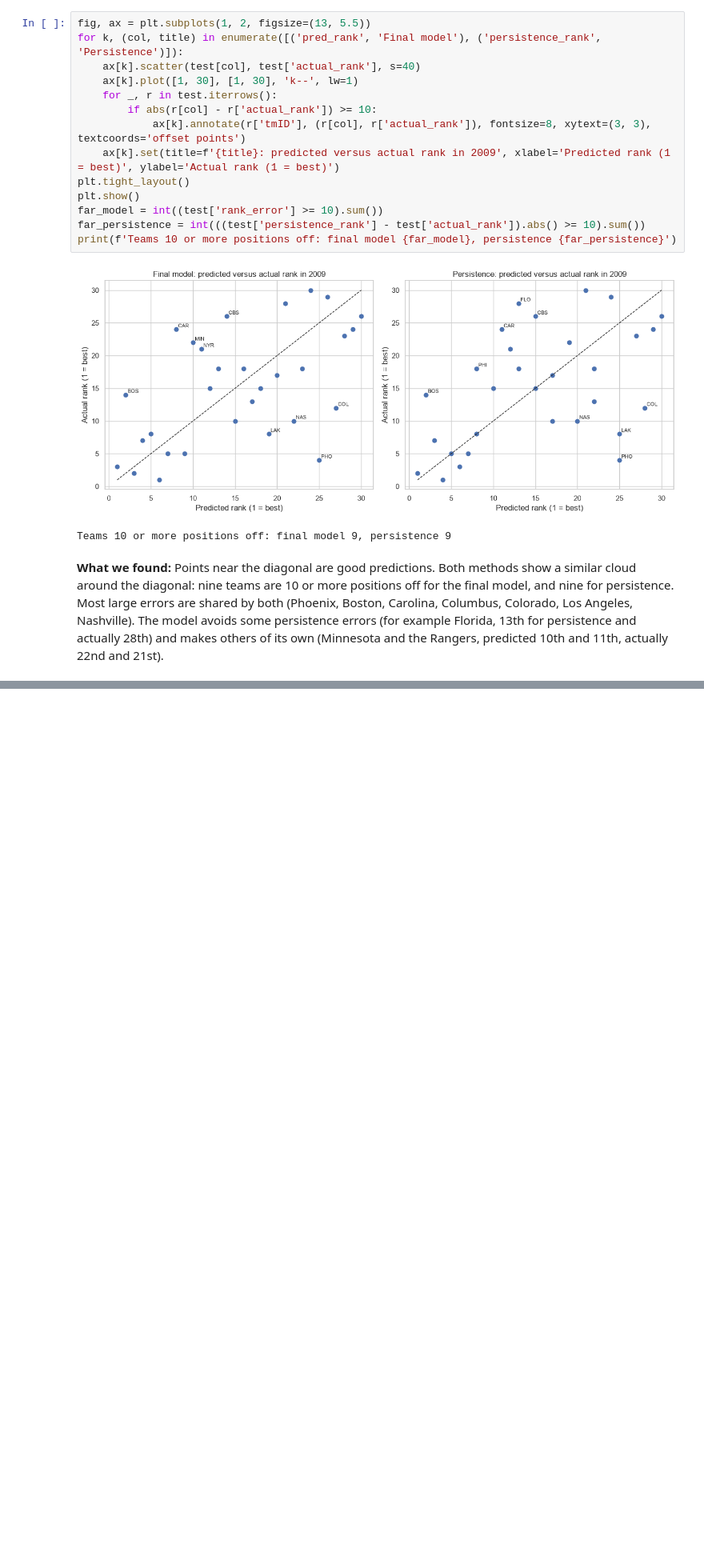
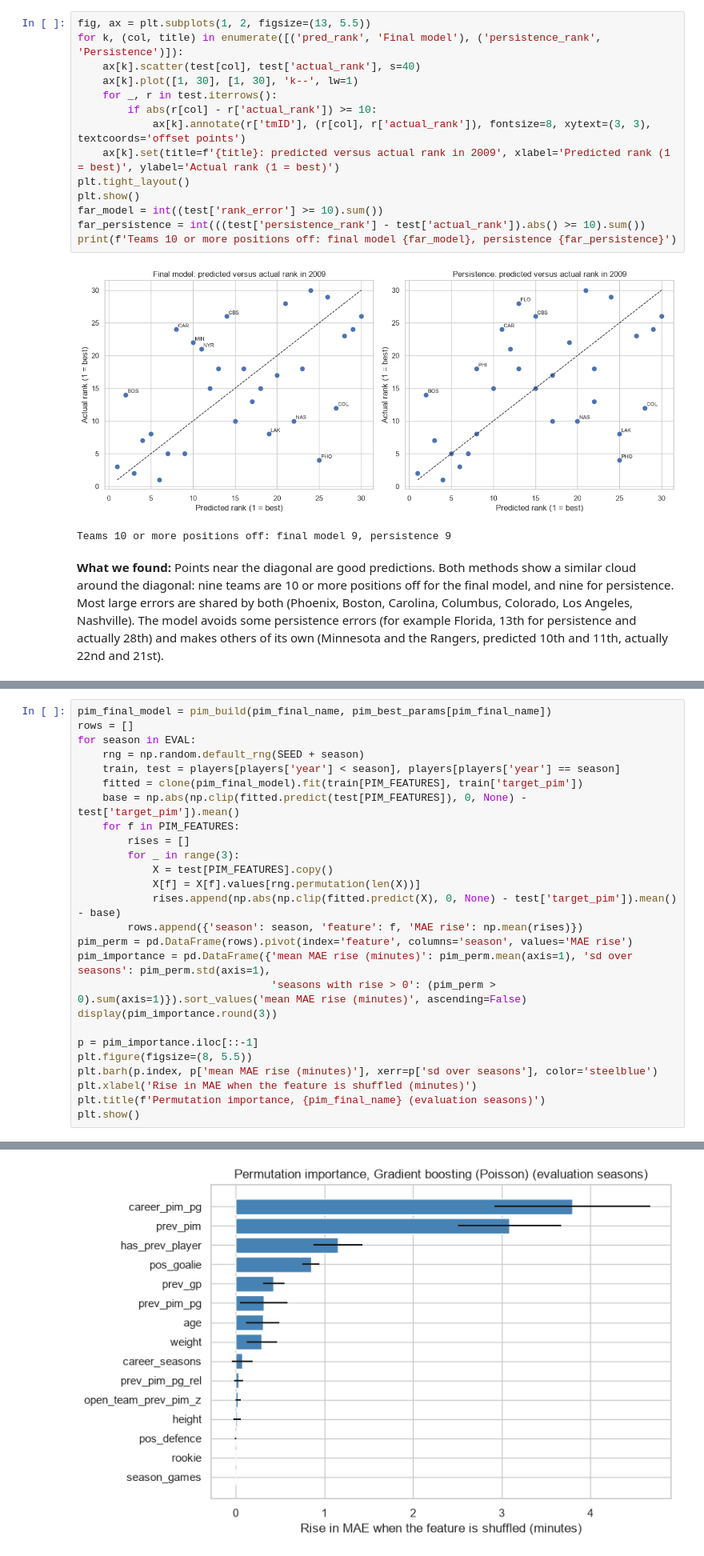
Before and after one commit to AmirMasnavi/hockey-season-prediction, a Jupyter notebook: notebooks/2_regression.ipynb, the cells around one changed output, grey strips where cells are left out. Shown at 80% size. Drawn from its saved outputs; the diff is of its cells as text; blank space fills up the shorter version.

```diff
--- a/notebooks/2_regression.ipynb
+++ b/notebooks/2_regression.ipynb
@@ -1086,0 +1434,27 @@ Teams 10 or more positions off: final model 9, persistence 9
+# %%
+pim_final_model = pim_build(pim_final_name, pim_best_params[pim_final_name])
+rows = []
+for season in EVAL:
+    rng = np.random.default_rng(SEED + season)
+    train, test = players[players['year'] < season], players[players['year'] == season]
+    fitted = clone(pim_final_model).fit(train[PIM_FEATURES], train['target_pim'])
+    base = np.abs(np.clip(fitted.predict(test[PIM_FEATURES]), 0, None) - test['target_pim']).mean()
+    for f in PIM_FEATURES:
+        rises = []
+        for _ in range(3):
+            X = test[PIM_FEATURES].copy()
+            X[f] = X[f].values[rng.permutation(len(X))]
+            rises.append(np.abs(np.clip(fitted.predict(X), 0, None) - test['target_pim']).mean() - base)
+        rows.append({'season': season, 'feature': f, 'MAE rise': np.mean(rises)})
+pim_perm = pd.DataFrame(rows).pivot(index='feature', columns='season', values='MAE rise')
+pim_importance = pd.DataFrame({'mean MAE rise (minutes)': pim_perm.mean(axis=1), 'sd over seasons': pim_perm.std(axis=1),
+                               'seasons with rise > 0': (pim_perm > 0).sum(axis=1)}).sort_values('mean MAE rise (minutes)', ascending=False)
+display(pim_importance.round(3))
+
+p = pim_importance.iloc[::-1]
+plt.figure(figsize=(8, 5.5))
+plt.barh(p.index, p['mean MAE rise (minutes)'], xerr=p['sd over seasons'], color='steelblue')
+plt.xlabel('Rise in MAE when the feature is shuffled (minutes)')
+plt.title(f'Permutation importance, {pim_final_name} (evaluation seasons)')
+plt.show()
+# %% [output]
@@ -1086,0 +1478 @@ Teams 10 or more positions off: final model 9, persistence 9
+[figure, added]
```
Also changed, not shown: parts of 32 cells of this notebook, 4 other files.
